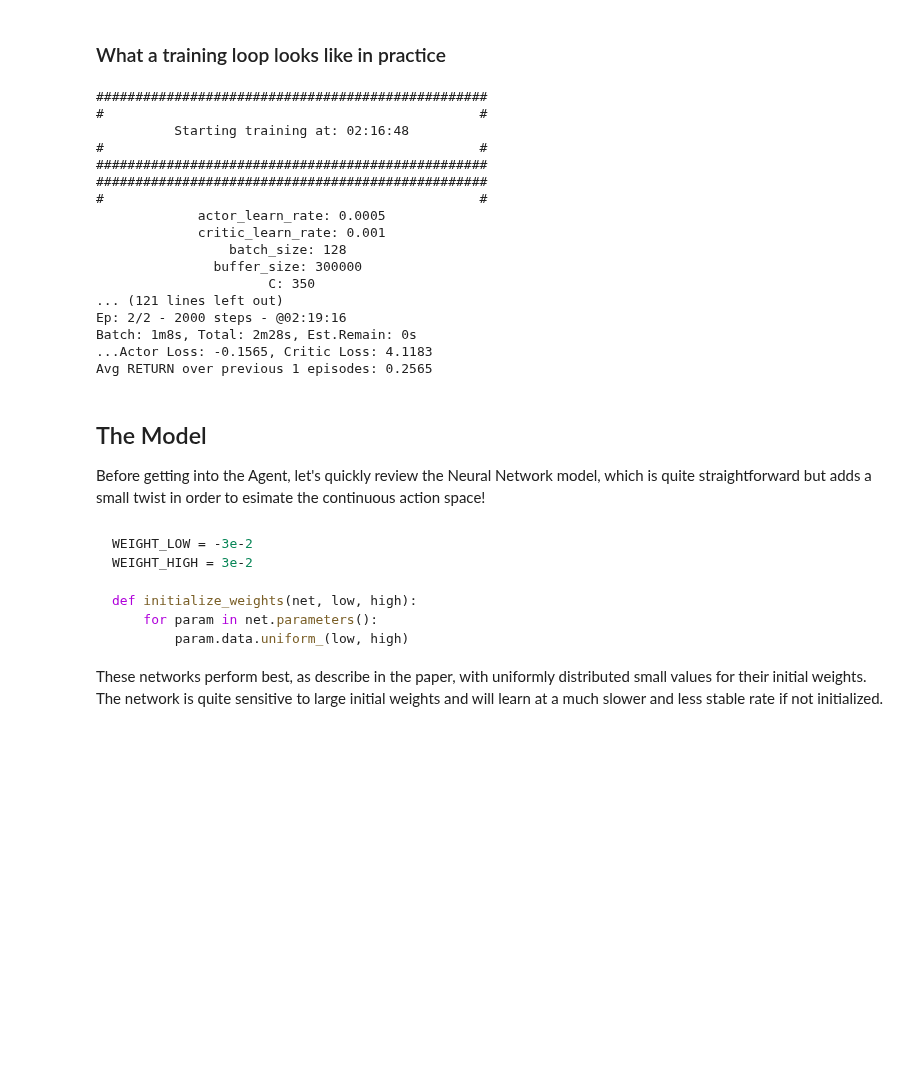
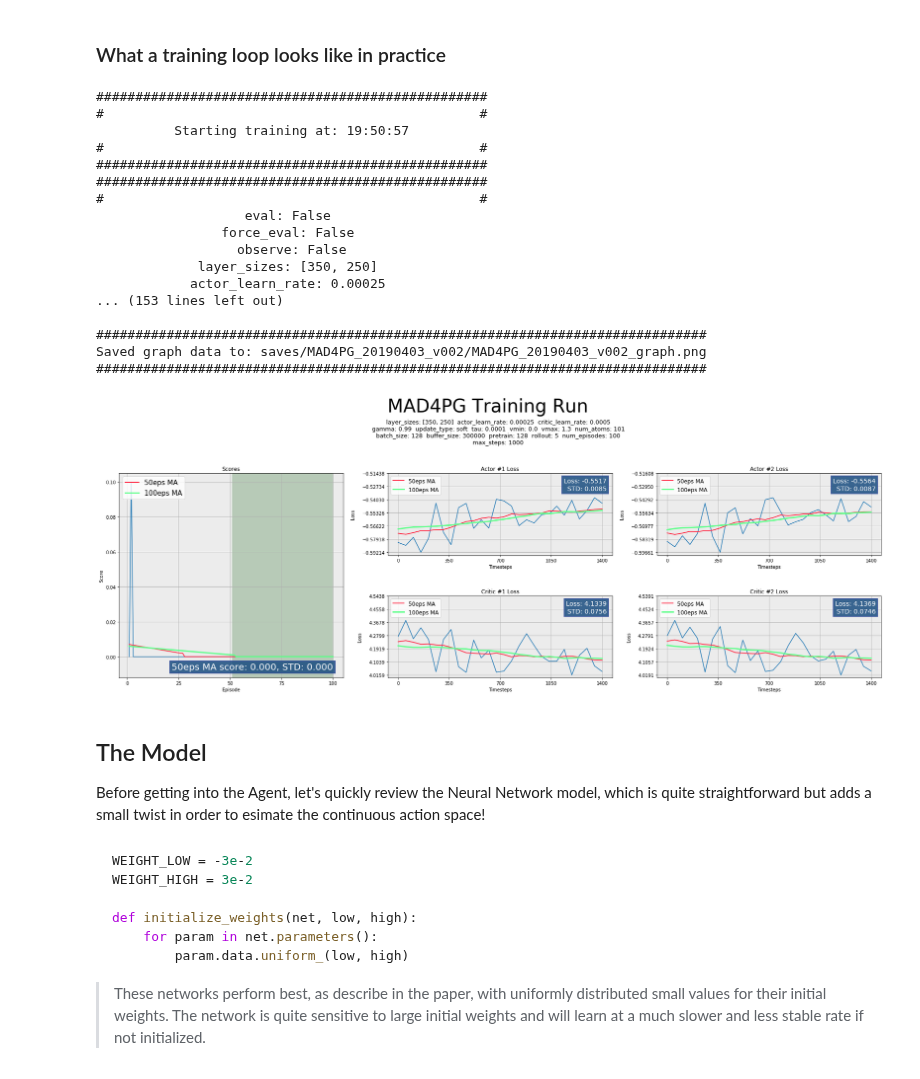
Before and after one commit to whiterabbitobj/Udacity-DeepRL, a Jupyter notebook: Projects/Collaborate_Compete/REPORT.ipynb, the cells around one changed output. Cells and saved outputs as stored; diff of their text form; code cells hidden in the pictures; blank space fills up the shorter version.

````diff
--- a/Projects/Collaborate_Compete/REPORT.ipynb
+++ b/Projects/Collaborate_Compete/REPORT.ipynb
@@ -128,7 +146,7 @@ from data_handling import Logger, Saver, gather_args
 ### Simulate a command line **`Args`**
 Commandline arguments run the entire show, we'll have to simulate a command line entry.
 # %%
-cmd_args = "--num_episodes 200 --actor_learn_rate 0.0005 --critic_learn_rate 0.001 --C 350 --vmin 0 --vmax 0.3"
+cmd_args = "--num_episodes 1200 --actor_learn_rate 0.00025 --critic_learn_rate 0.0005 --C 2500 --vmin 0 --vmax 1.3"
 # %%
 args = gather_args(cmd_args.split())
 # %% [markdown]
@@ -264,7 +272 @@ For Notebook purposes, saving has been disabled. Closing the environment is also
 * The Saver object will select a savename based on the framework, current time, and version-up if necessary. No files or folders are created until there is a file to write.
-# %%
-# Using the params from args and the environment, set up an agent for training
-agent = D4PG_Agent(env, args)
-
-# The Saver object will do all the saving and loading for the Agent
-saver = Saver(agent.framework, agent, args.save_dir, args.load_file)
@@ -276,0 +273,4 @@ saver = Saver(agent.framework, agent, args.save_dir, args.load_file)
+# %%
+multi_agent = MAD4PG_Net(env, args)
+
+saver = Saver(multi_agent, args)
@@ -387,30 +415,31 @@ Create a graph from the Log data created during training.
 ### What a training loop looks like in practice
 # %%
 #To run a quick test, limit the length of training
-args.num_episodes = 2
-args.print_every = 1
+args.num_episodes = 100
+args.print_every = 20
 env.train = True
 args.eval = False
 # %%
-train(agent, args, env, saver)
+train(multi_agent, args, env, saver)
 # %% [output]
 ##################################################
 #                                                #
-          Starting training at: 02:16:48
+          Starting training at: 19:50:57
 #                                                #
 ##################################################
 ##################################################
 #                                                #
-             actor_learn_rate: 0.0005
-             critic_learn_rate: 0.001
-                 batch_size: 128
-               buffer_size: 300000
-                      C: 350
-... (121 lines left out)
-Ep: 2/2 - 2000 steps - @02:19:16
-Batch: 1m8s, Total: 2m28s, Est.Remain: 0s
-...Actor Loss: -0.1565, Critic Loss: 4.1183
-Avg RETURN over previous 1 episodes: 0.2565
+                   eval: False
+                force_eval: False
+                  observe: False
+             layer_sizes: [350, 250]
+            actor_learn_rate: 0.00025
+... (153 lines left out)
+
+##############################################################################
+Saved graph data to: saves/MAD4PG_20190403_v002/MAD4PG_20190403_v002_graph.png
+##############################################################################
+[figure, added]
 # %%
 # Close the environment
 env.close()
@@ -428,7 +457,7 @@ def initialize_weights(net, low, high):
         param.data.uniform_(low, high)
 ```
 
-These networks perform best, as describe in the paper, with uniformly distributed small values for their initial weights. The network is quite sensitive to large initial weights and will learn at a much slower and less stable rate if not initialized.
+>These networks perform best, as describe in the paper, with uniformly distributed small values for their initial weights. The network is quite sensitive to large initial weights and will learn at a much slower and less stable rate if not initialized.
 # %% [markdown]
 ```python
 class ActorNet(nn.Module):
````
Also changed, not shown: parts of 47 cells of this notebook, 11 other files.
